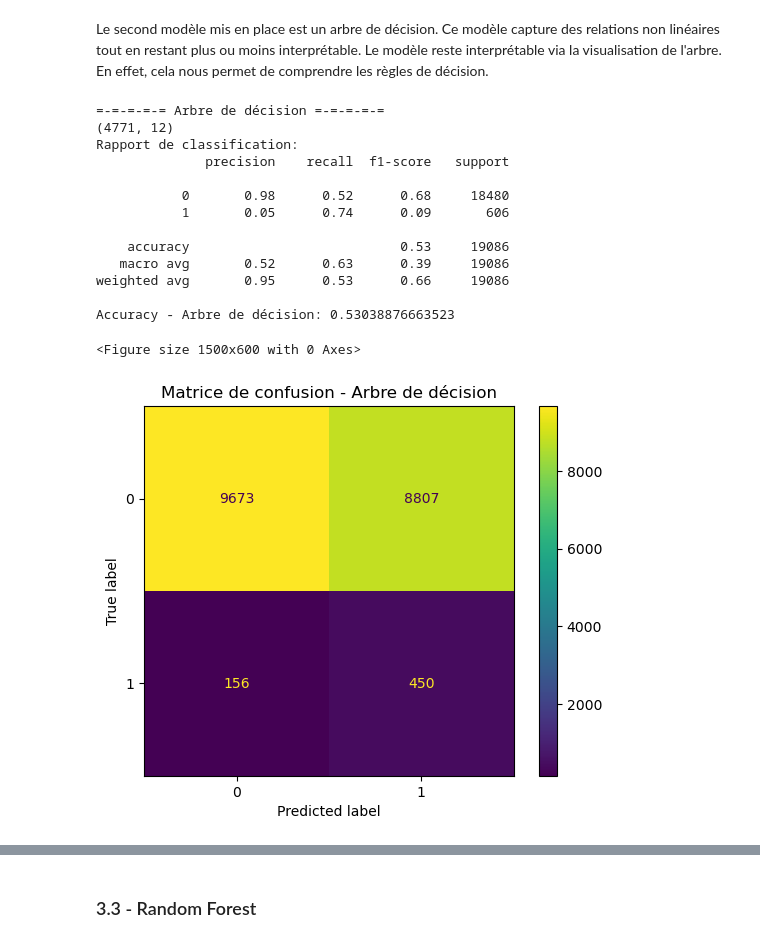
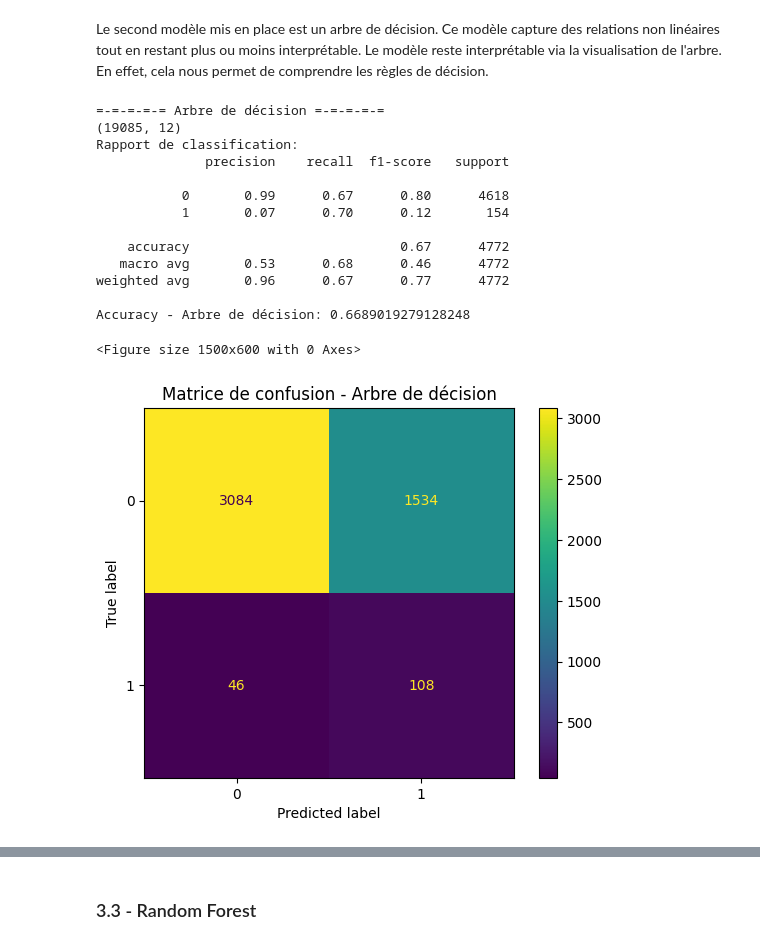
Before and after one commit to GabrielTrier/Responsible_Explainable_AI, a Jupyter notebook: main.ipynb, the cells around one changed output, grey strips where cells are left out. Saved outputs shown, nothing was run; the diff lists cells and outputs as text; code cells hidden in the pictures.

```diff
--- a/main.ipynb
+++ b/main.ipynb
@@ -378,7 +378,7 @@ preprocessor = ColumnTransformer(
 # %%
 from sklearn.model_selection import train_test_split
 
-X_train, X_test, y_train, y_test = train_test_split(X, y, train_size=0.2, random_state=42)
+X_train, X_test, y_train, y_test = train_test_split(X, y, test_size=0.2, random_state=42)
 print("Nombre de sample dans l'ensemble de train:", X_train.shape[0])
 print("Nombre de sample dans l'ensemble de test:", X_test.shape[0])
 pourcentage_demission_train = round(((sum(y_train) / y_train.shape[0])*100), 2)
@@ -457,28 +457,28 @@ Le second modèle mis en place est un arbre de décision. Ce modèle capture des
 # %%
 from sklearn.tree import DecisionTreeClassifier, plot_tree
 
 pipeline_DT = Pipeline([
     ('preprocessor', preprocessor),
-    ('classifier', DecisionTreeClassifier(random_state=42, max_depth=3, class_weight='balanced'))
+    ('classifier', DecisionTreeClassifier(random_state=42, max_depth=5, class_weight='balanced'))
 ])
 
 model_DT, accuracy_DT, y_pred_DT = train_evaluate(pipeline_DT, X_train, X_test, y_train, y_test, 'Arbre de décision')
 # %% [output]
 =-=-=-=-= Arbre de décision =-=-=-=-=
-(4771, 12)
+(19085, 12)
 Rapport de classification:
               precision    recall  f1-score   support
 
-           0       0.98      0.52      0.68     18480
-           1       0.05      0.74      0.09       606
+           0       0.99      0.67      0.80      4618
+           1       0.07      0.70      0.12       154
 
-    accuracy                           0.53     19086
-   macro avg       0.52      0.63      0.39     19086
-weighted avg       0.95      0.53      0.66     19086
+    accuracy                           0.67      4772
+   macro avg       0.53      0.68      0.46      4772
+weighted avg       0.96      0.67      0.77      4772
 
-Accuracy - Arbre de décision: 0.53038876663523
+Accuracy - Arbre de décision: 0.6689019279128248
 <Figure size 1500x600 with 0 Axes>
-[figure, old version]
+[figure, new version]
 # %%
 plt.figure(figsize=(20, 5))
 plot_tree(model_DT.named_steps['classifier'],
```
Also changed, not shown: parts of 32 cells of this notebook.
